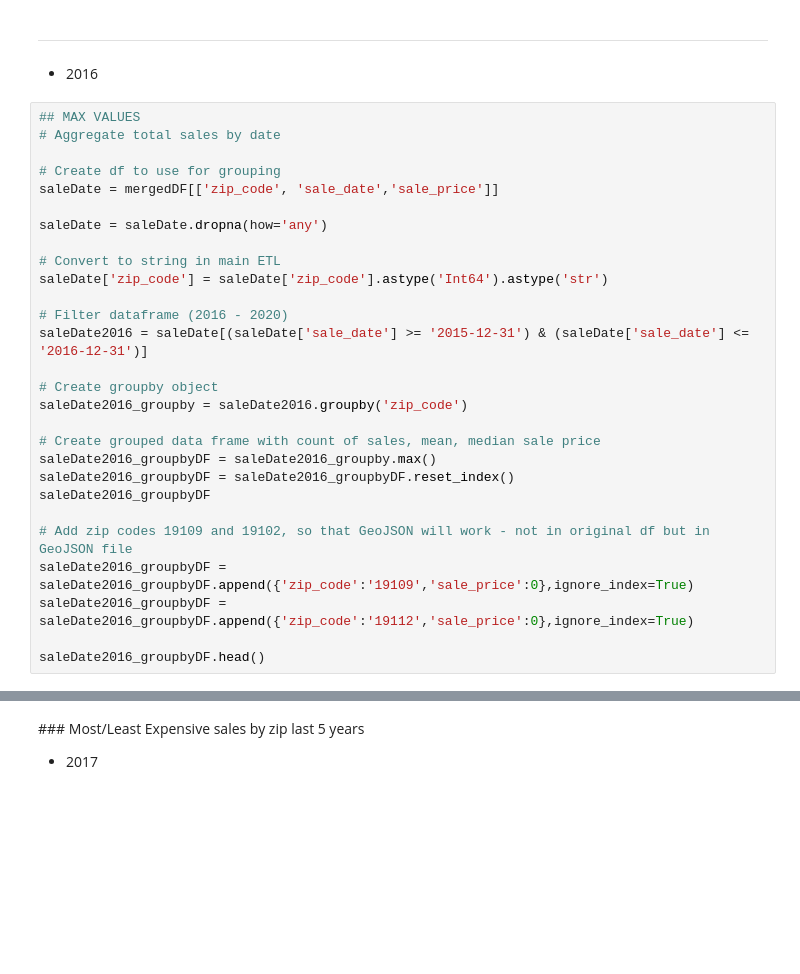
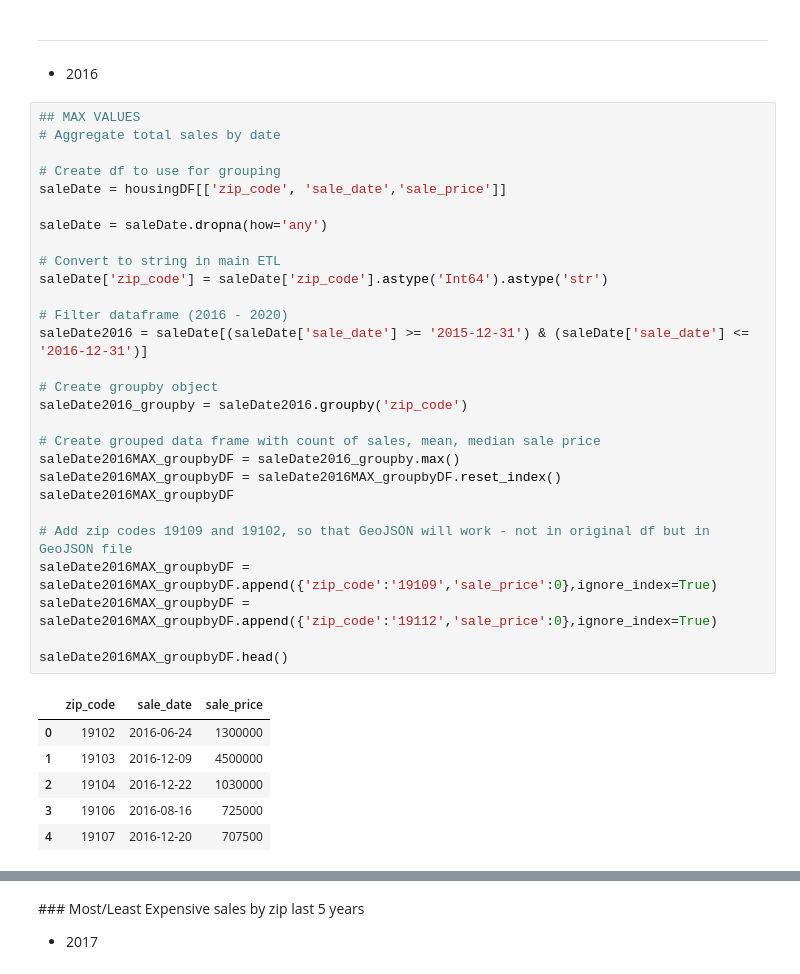
Before and after one commit to jeremybar32093/covid_recovery_analysis, a Jupyter notebook: heatmap.ipynb, the cells around one changed output, grey strips where cells are left out. Drawn from its saved outputs; the diff is of its cells as text; blank space fills up the shorter version.

```diff
--- a/heatmap.ipynb
+++ b/heatmap.ipynb
@@ -261,28 +175,35 @@ salesAvg_groupbyDF.head()
 # %%
 ## MAX VALUES
 # Aggregate total sales by date
 
 # Create df to use for grouping
-saleDate = mergedDF[['zip_code', 'sale_date','sale_price']]
+saleDate = housingDF[['zip_code', 'sale_date','sale_price']]
 
 saleDate = saleDate.dropna(how='any')
 
 # Convert to string in main ETL
 saleDate['zip_code'] = saleDate['zip_code'].astype('Int64').astype('str')
 
 # Filter dataframe (2016 - 2020)
 saleDate2016 = saleDate[(saleDate['sale_date'] >= '2015-12-31') & (saleDate['sale_date'] <= '2016-12-31')]
 
 # Create groupby object
 saleDate2016_groupby = saleDate2016.groupby('zip_code')
 
 # Create grouped data frame with count of sales, mean, median sale price
-saleDate2016_groupbyDF = saleDate2016_groupby.max()
-saleDate2016_groupbyDF = saleDate2016_groupbyDF.reset_index()
-saleDate2016_groupbyDF
+saleDate2016MAX_groupbyDF = saleDate2016_groupby.max()
+saleDate2016MAX_groupbyDF = saleDate2016MAX_groupbyDF.reset_index()
+saleDate2016MAX_groupbyDF
 
 # Add zip codes 19109 and 19102, so that GeoJSON will work - not in original df but in GeoJSON file
-saleDate2016_groupbyDF = saleDate2016_groupbyDF.append({'zip_code':'19109','sale_price':0},ignore_index=True)
-saleDate2016_groupbyDF = saleDate2016_groupbyDF.append({'zip_code':'19112','sale_price':0},ignore_index=True)
+saleDate2016MAX_groupbyDF = saleDate2016MAX_groupbyDF.append({'zip_code':'19109','sale_price':0},ignore_index=True)
+saleDate2016MAX_groupbyDF = saleDate2016MAX_groupbyDF.append({'zip_code':'19112','sale_price':0},ignore_index=True)
 
-saleDate2016_groupbyDF.head()
+saleDate2016MAX_groupbyDF.head()
+# %% [output]
+|  | zip_code | sale_date | sale_price |
+| 0 | 19102 | 2016-06-24 | 1300000 |
+| 1 | 19103 | 2016-12-09 | 4500000 |
+| 2 | 19104 | 2016-12-22 | 1030000 |
+| 3 | 19106 | 2016-08-16 | 725000 |
+| 4 | 19107 | 2016-12-20 | 707500 |
```
Also changed, not shown: parts of 31 cells of this notebook.
